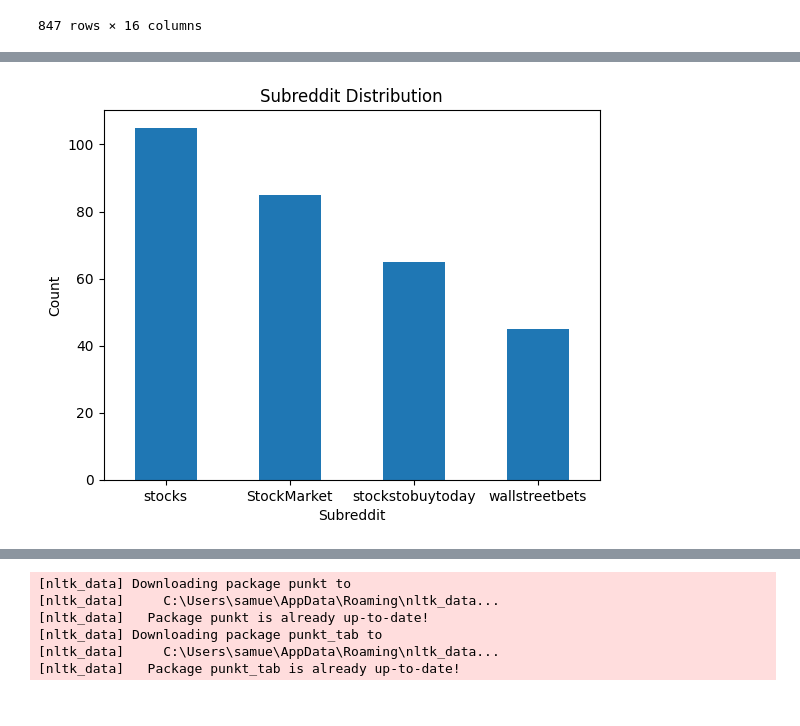
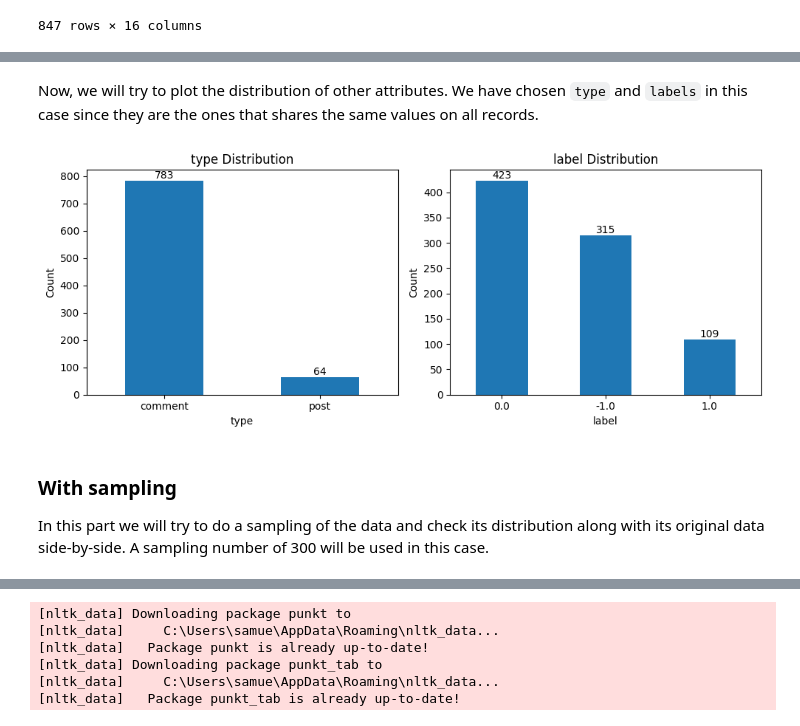
Before and after one commit to samjun99/DM2025-Lab1-Exercise, a Jupyter notebook: DM2025-Lab1-Homework.ipynb, the cells around one changed output, grey strips where cells are left out. Drawn from its saved outputs; the diff is of its cells as text; code cells hidden in the pictures.

```diff
--- a/DM2025-Lab1-Homework.ipynb
+++ b/DM2025-Lab1-Homework.ipynb
@@ -194,12 +127,29 @@ plt.show()
+# %% [markdown]
+Now, we will try to plot the distribution of other attributes. We have chosen `type` and `labels` in this case since they are the ones that shares the same values on all records.
+# %%
+fig, axes = plt.subplots(1, 2, figsize=(10, 4))
+
+data['type'].value_counts().plot(kind='bar', ax=axes[0], title="type Distribution", rot=0)
+axes[0].set_xlabel("type")
+axes[0].set_ylabel("Count")
+
+for container in axes[0].containers:
+    axes[0].bar_label(container)
+
+data['label'].value_counts().plot(kind='bar', ax=axes[1], title="label Distribution", rot=0)
+axes[1].set_xlabel("label")
+axes[1].set_ylabel("Count")
+
+for container in axes[1].containers:
+    axes[1].bar_label(container)
+
+plt.tight_layout()
+plt.show()
+# %% [output]
+[figure, added]
+# %% [markdown]
+### With sampling
+
+In this part we will try to do a sampling of the data and check its distribution along with its original data side-by-side. A sampling number of 300 will be used in this case.
 # %%
 data_sample = data.sample(n=300)
-# %%
-subreddit_counts_sampled = data_sample["subreddit"].value_counts()
-
-subreddit_counts_sampled.plot(kind="bar", title="Subreddit Distribution", rot=0)
-
-plt.xlabel("Subreddit")
-plt.ylabel("Count")
-plt.show()
-# %% [output]
-[figure, removed]
```
Also changed, not shown: parts of 49 cells of this notebook, 2 other files.
